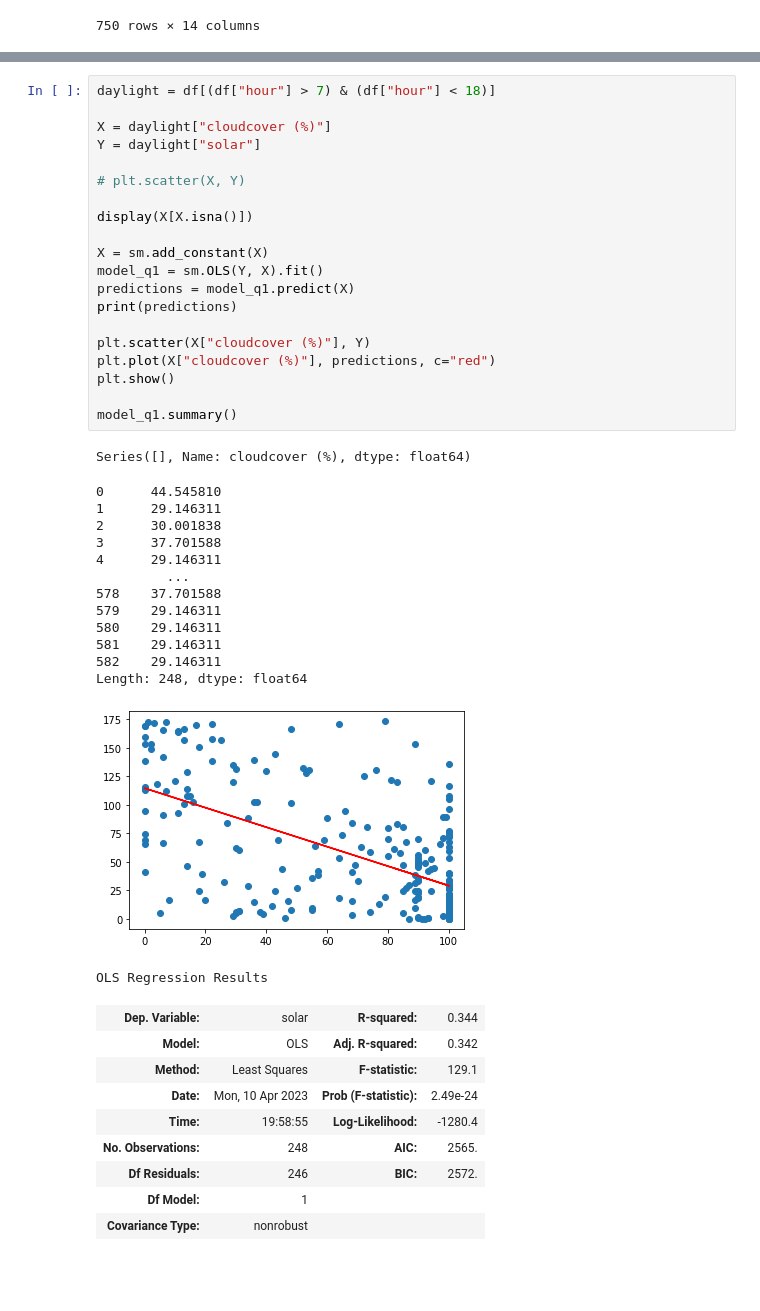
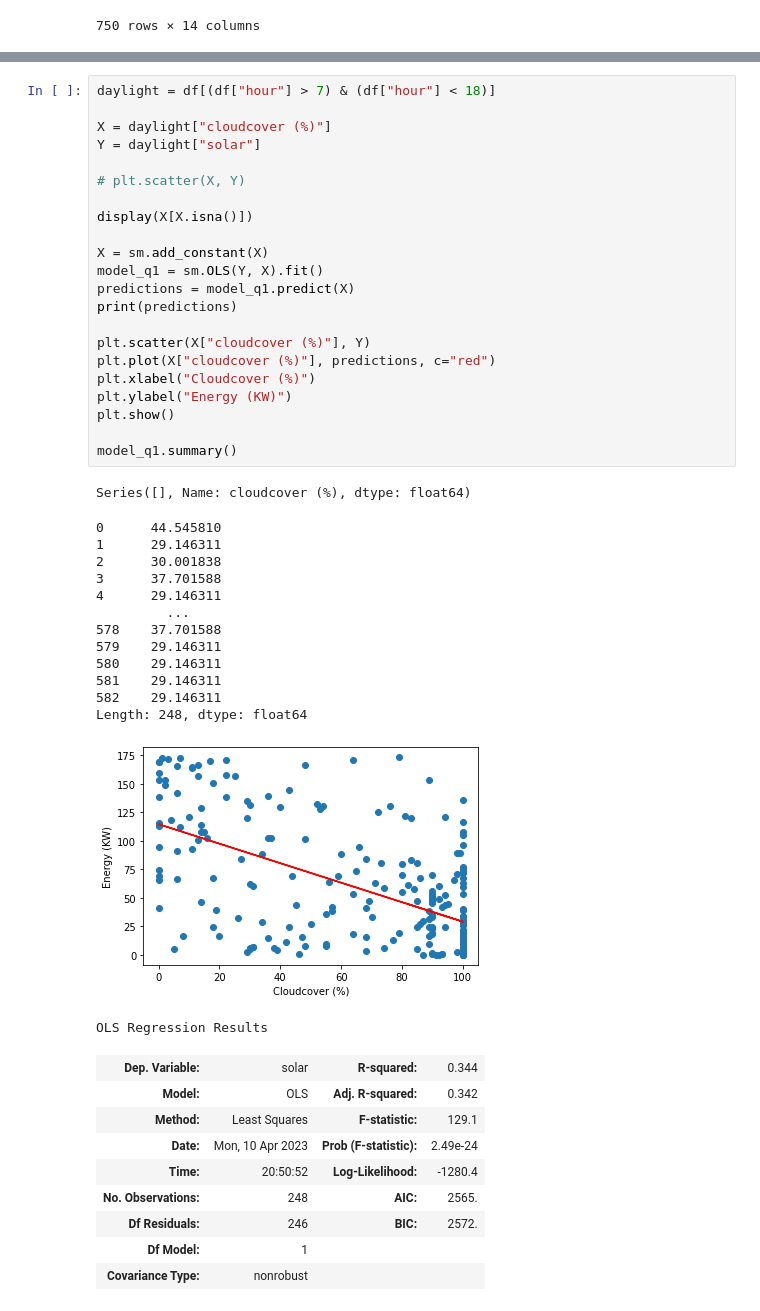
Before and after one commit to thereidfleish/ORIE-3120-Final-Project, a Jupyter notebook: Reid - Solar/solar.ipynb, the cells around one changed output, grey strips where cells are left out. Drawn from its saved outputs; the diff is of its cells as text; blank space fills up the shorter version.

```diff
--- a/Reid - Solar/solar.ipynb
+++ b/Reid - Solar/solar.ipynb
@@ -174,40 +175,42 @@ X = daylight["cloudcover (%)"]
 Y = daylight["solar"]
 
 # plt.scatter(X, Y)
 
 display(X[X.isna()])
 
 X = sm.add_constant(X)
 model_q1 = sm.OLS(Y, X).fit()
 predictions = model_q1.predict(X)
 print(predictions)
 
 plt.scatter(X["cloudcover (%)"], Y)
 plt.plot(X["cloudcover (%)"], predictions, c="red")
+plt.xlabel("Cloudcover (%)")
+plt.ylabel("Energy (KW)")
 plt.show()
 
 model_q1.summary()
 # %% [output]
 Series([], Name: cloudcover (%), dtype: float64)
 0      44.545810
 1      29.146311
 2      30.001838
 3      37.701588
 4      29.146311
          ...
 578    37.701588
 579    29.146311
 580    29.146311
 581    29.146311
 582    29.146311
 Length: 248, dtype: float64
-[figure, old version]
+[figure, new version]
 OLS Regression Results
 | Dep. Variable: | solar | R-squared: | 0.344 |
 | Model: | OLS | Adj. R-squared: | 0.342 |
 | Method: | Least Squares | F-statistic: | 129.1 |
 | Date: | Mon, 10 Apr 2023 | Prob (F-statistic): | 2.49e-24 |
-| Time: | 19:58:55 | Log-Likelihood: | -1280.4 |
+| Time: | 20:50:52 | Log-Likelihood: | -1280.4 |
 | No. Observations: | 248 | AIC: | 2565. |
 | Df Residuals: | 246 | BIC: | 2572. |
 | Df Model: | 1 |  |  |
```
Also changed, not shown: parts of 2 cells of this notebook.
